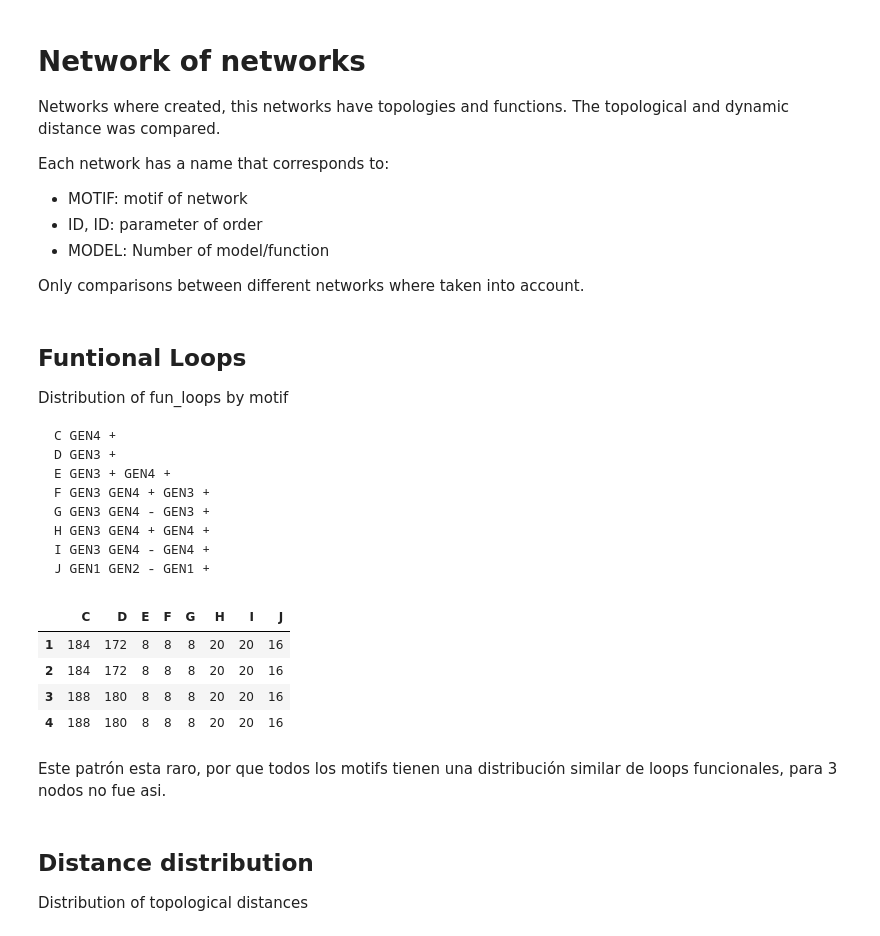
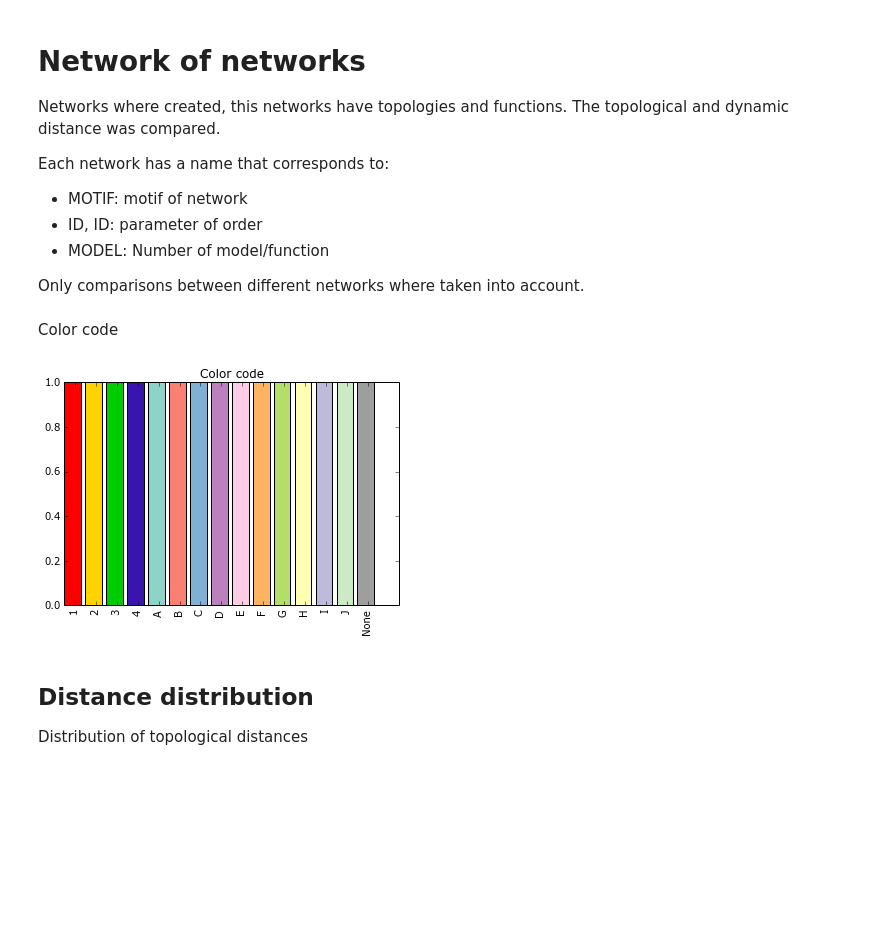
Before and after one commit to mar-esther23/CircuitsAnalyses, a Jupyter notebook: Analysis5nodes.ipynb, the cells around one changed output. Drawn from its saved outputs; the diff is of its cells as text; code cells hidden in the pictures; blank space fills up the shorter version.

```diff
--- a/Analysis5nodes.ipynb
+++ b/Analysis5nodes.ipynb
@@ -16,38 +15,26 @@ import pandas as pd
 import matplotlib.pyplot as plt
 %matplotlib inline
-# %% [markdown]
-## Funtional Loops
-
-Distribution of fun_loops by motif
-
-    C GEN4 +
-    D GEN3 +
-    E GEN3 + GEN4 +
-    F GEN3 GEN4 + GEN3 +
-    G GEN3 GEN4 - GEN3 +
-    H GEN3 GEN4 + GEN4 +
-    I GEN3 GEN4 - GEN4 +
-    J GEN1 GEN2 - GEN1 +
-# %%
-loops = []
-df_loops = pd.DataFrame(index=[1,2,3,4], columns=['C','D','E','F','G','H','I','J'])
-df_loops = df_loops.fillna(0)
-with open("5nodos/Loops_Functionality.csv") as f:
-    for line in f.readlines():
-        line = line.strip().split(',')
-        if line[-1] != '':
-            loops.append(   (int(line[0]), line[1])   )
-            m = int(line[0][0])
-            df_loops[line[1]][m] += 1
-df_loops
-# %% [output]
-|  | C | D | E | F | G | H | I | J |
-| 1 | 184 | 172 | 8 | 8 | 8 | 20 | 20 | 16 |
-| 2 | 184 | 172 | 8 | 8 | 8 | 20 | 20 | 16 |
-| 3 | 188 | 180 | 8 | 8 | 8 | 20 | 20 | 16 |
-| 4 | 188 | 180 | 8 | 8 | 8 | 20 | 20 | 16 |
-# %% [markdown]
-Este patrón esta raro, por que todos los motifs tienen una distribución similar de loops funcionales, para 3 nodos no fue asi.
+# %% [markdown]
+Color code
+# %%
+from collections import OrderedDict
+
+colors = {
+    '1' : '#FF0000', '2' : '#FFD300',
+    '3' : '#00CC00', '4' : '#3914AF',
+    'A' : '#8dd3c7', 'B' : '#fb8072', 'C' : '#80b1d3',
+    'D' : '#bc80bd', 'E' : '#fccde5', 'F' : '#fdb462',
+    'G' : '#b3de69', 'H' : '#ffffb3', 'I' : '#bebada',
+    'J' : '#ccebc5', 'None' : '#9e9e9e'}
+colors = OrderedDict(sorted(colors.items(), key=lambda t: t[0]))
+
+
+plt.bar(range(len(colors)), [1]*len(colors), color=colors.values() )
+plt.title("Color code")
+plt.xticks(np.arange(0.5,len(colors)+.5,1), list(colors.keys()), rotation='vertical')
+plt.show()
+# %% [output]
+[figure, added]
 # %% [markdown]
 ## Distance distribution
 
```
Also changed, not shown: parts of 31 cells of this notebook.
